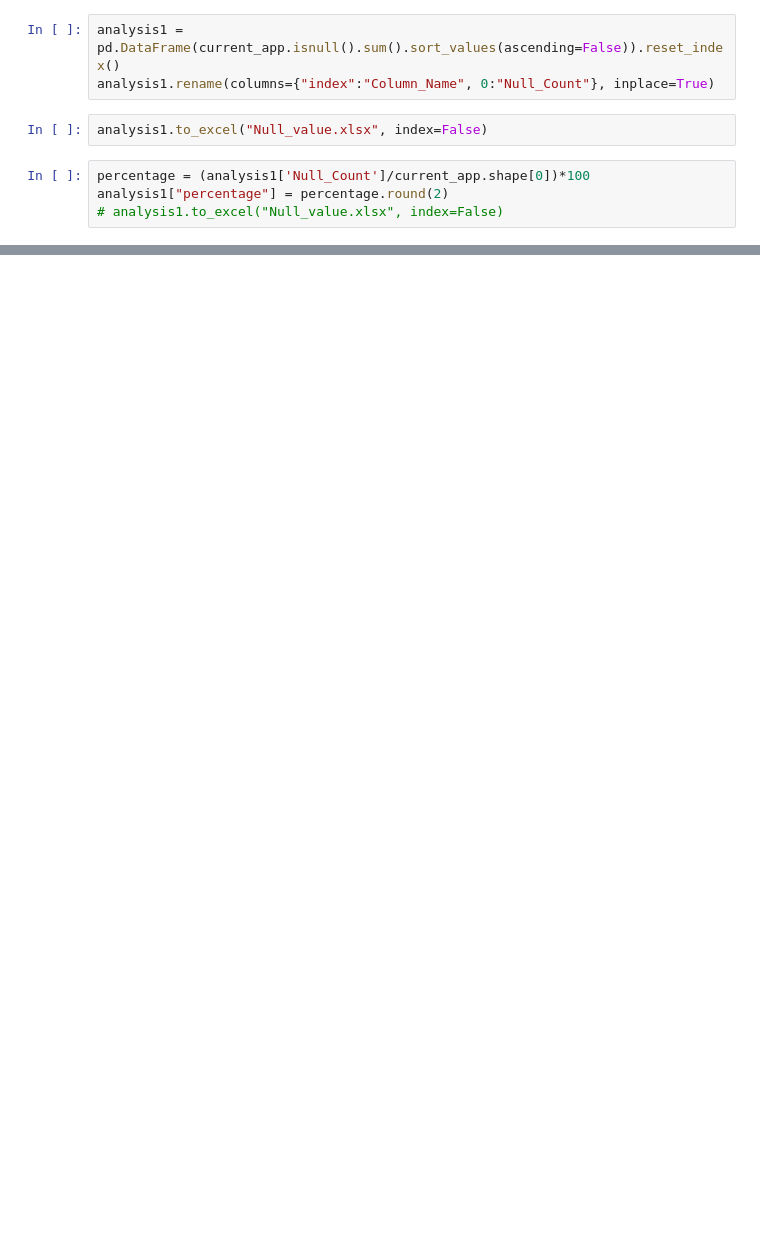
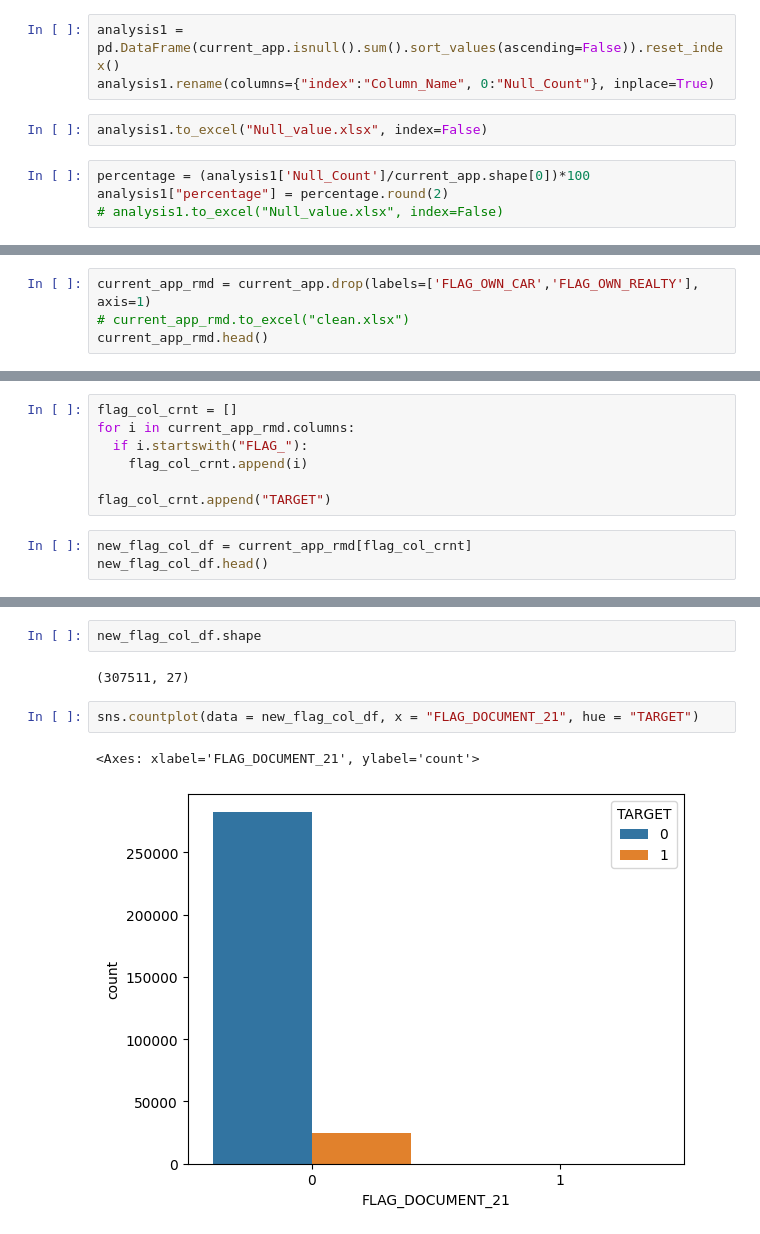
Before and after one commit to surendarmanoj/data-science, a Jupyter notebook: Loan_default.ipynb, the cells around one changed output, grey strips where cells are left out. Cells and saved outputs as stored; diff of their text form; blank space fills up the shorter version.

```diff
--- a/Loan_default.ipynb
+++ b/Loan_default.ipynb
@@ -84,0 +194,4 @@ current_app_rmd
+# %%
+current_app_rmd = current_app.drop(labels=['FLAG_OWN_CAR','FLAG_OWN_REALTY'], axis=1)
+# current_app_rmd.to_excel("clean.xlsx")
+current_app_rmd.head()
@@ -84,0 +205,10 @@ current_app_rmd
+# %%
+flag_col_crnt = []
+for i in current_app_rmd.columns:
+  if i.startswith("FLAG_"):
+    flag_col_crnt.append(i)
+
+flag_col_crnt.append("TARGET")
+# %%
+new_flag_col_df = current_app_rmd[flag_col_crnt]
+new_flag_col_df.head()
@@ -84,0 +222,9 @@ current_app_rmd
+# %%
+new_flag_col_df.shape
+# %% [output]
+(307511, 27)
+# %%
+sns.countplot(data = new_flag_col_df, x = "FLAG_DOCUMENT_21", hue = "TARGET")
+# %% [output]
+<Axes: xlabel='FLAG_DOCUMENT_21', ylabel='count'>
+[figure, added]
```
Also changed, not shown: parts of 21 cells of this notebook.
